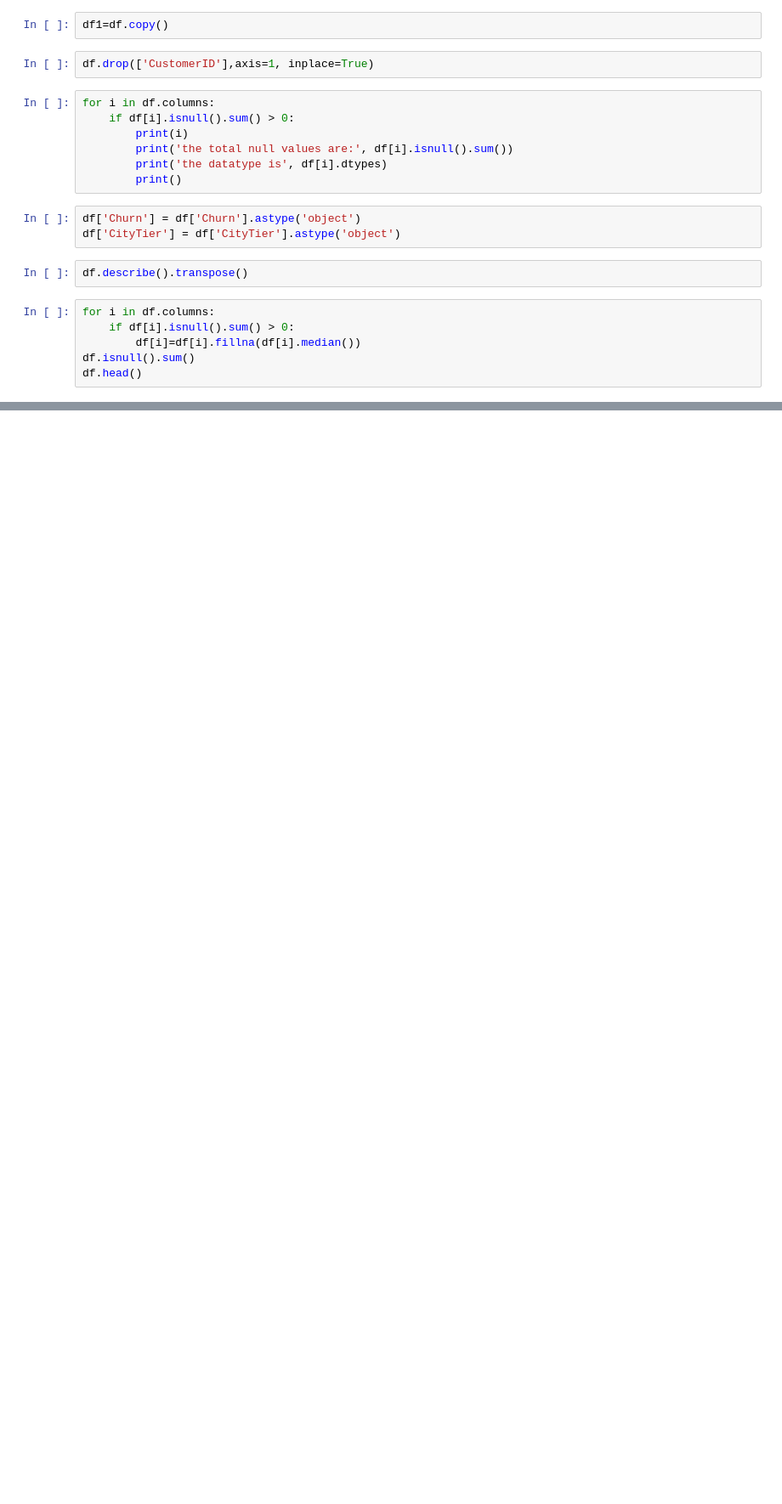
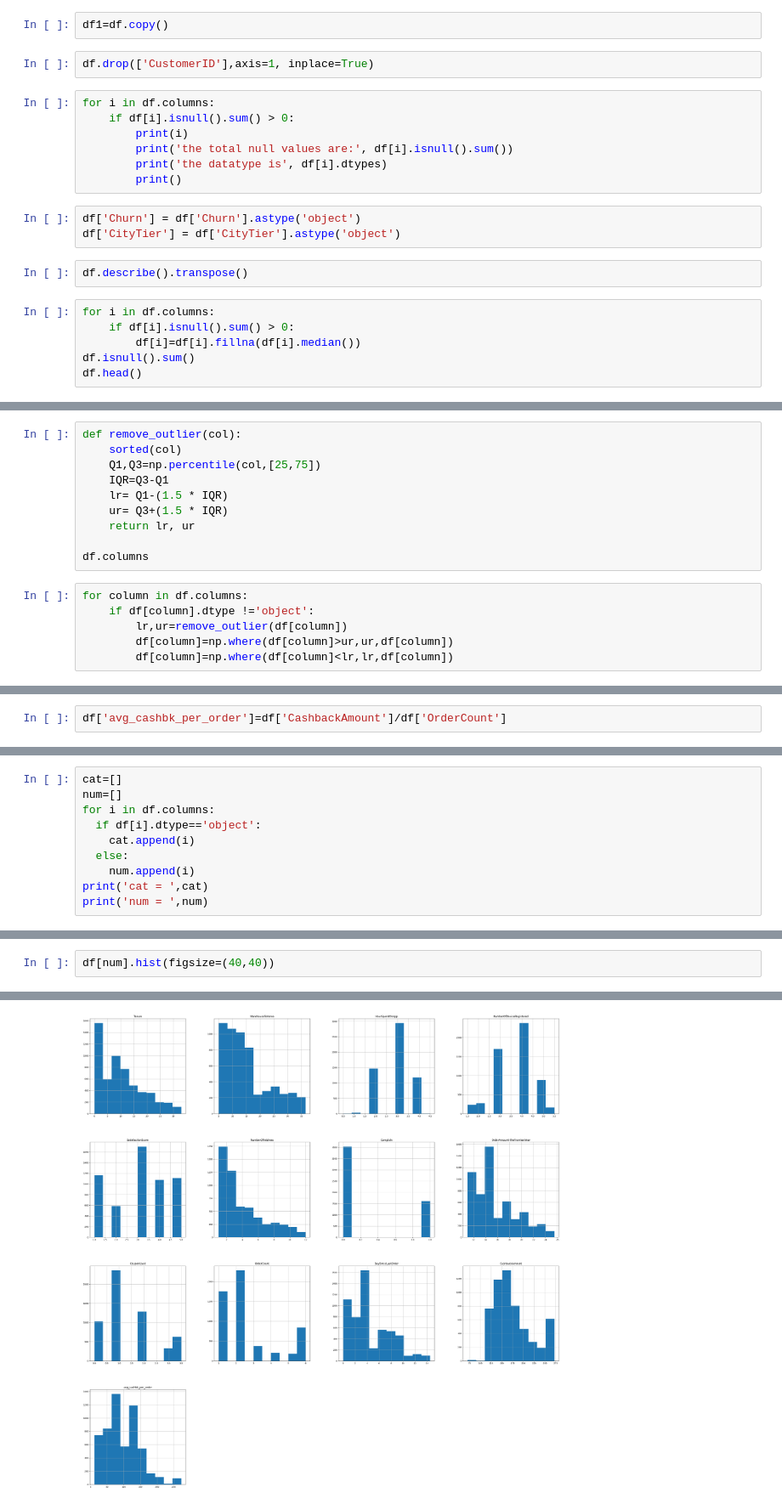
Before and after one commit to piyushgarg878/Customer_Churn, a Jupyter notebook: model1.ipynb, the cells around one changed output, grey strips where cells are left out. Shown at 85% size. Saved outputs shown, nothing was run; the diff lists cells and outputs as text; blank space fills up the shorter version.

Commit message:
handled outliers and added new varible with some exploratory data analysis

```diff
--- a/model1.ipynb
+++ b/model1.ipynb
@@ -53,0 +64,16 @@ df.head()
+# %%
+def remove_outlier(col):
+    sorted(col)
+    Q1,Q3=np.percentile(col,[25,75])
+    IQR=Q3-Q1
+    lr= Q1-(1.5 * IQR)
+    ur= Q3+(1.5 * IQR)
+    return lr, ur
+
+df.columns
+# %%
+for column in df.columns:
+    if df[column].dtype !='object':
+        lr,ur=remove_outlier(df[column])
+        df[column]=np.where(df[column]>ur,ur,df[column])
+        df[column]=np.where(df[column]<lr,lr,df[column])
@@ -53,0 +91,2 @@ df.head()
+# %%
+df['avg_cashbk_per_order']=df['CashbackAmount']/df['OrderCount']
@@ -53,0 +99,10 @@ df.head()
+# %%
+cat=[]
+num=[]
+for i in df.columns:
+  if df[i].dtype=='object':
+    cat.append(i)
+  else:
+    num.append(i)
+print('cat = ',cat)
+print('num = ',num)
@@ -53,0 +129,3 @@ df.head()
+# %%
+df[num].hist(figsize=(40,40))
+# %% [output]
@@ -53,0 +146 @@ df.head()
+[figure, added]
```
Also changed, not shown: parts of 13 cells of this notebook.
